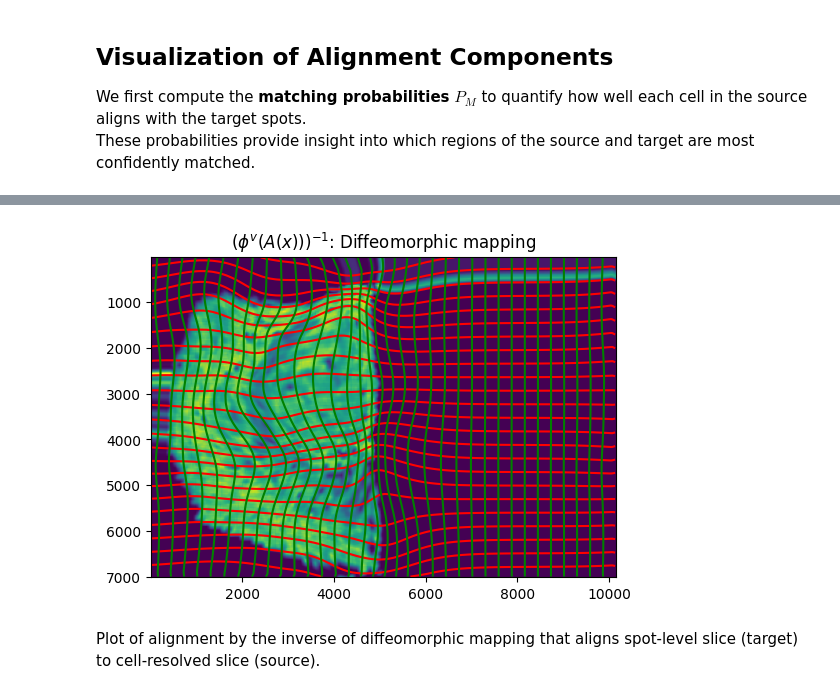
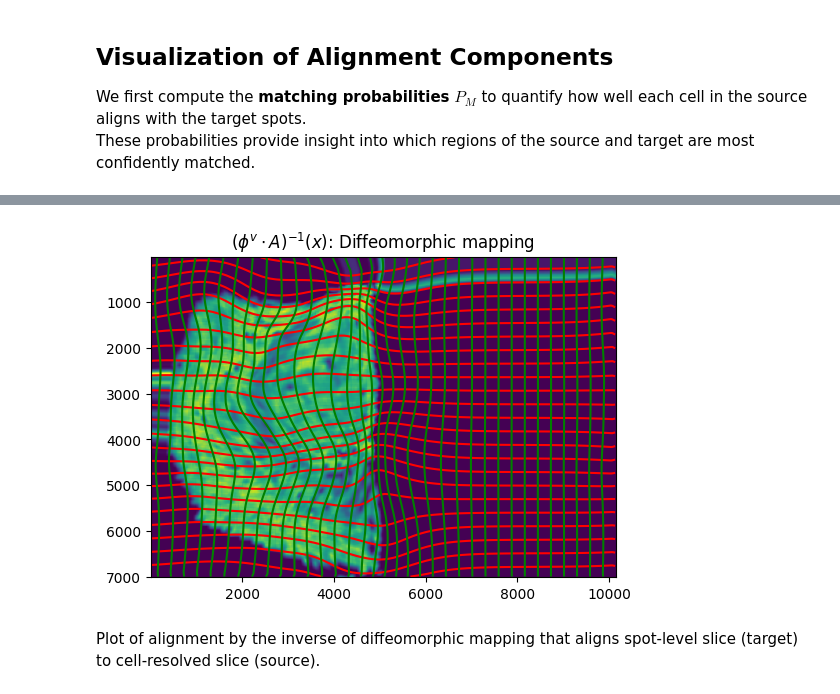
Before and after one commit to TaoDing2/GALA, a Jupyter notebook: tutorials/tutorial5.ipynb, the cells around one changed output, grey strips where cells are left out. Cells and saved outputs as stored; diff of their text form; code cells hidden in the pictures.

```diff
--- a/tutorials/tutorial5.ipynb
+++ b/tutorials/tutorial5.ipynb
@@ -374,26 +369,26 @@ This demonstrates that GALA can compute both forward and backward diffeomorphic
 # %%
 from GALA.utils import transform_image_target_to_source
 ### Backforwd
 phij = build_transform(xv,v,A,torch.stack(torch.meshgrid(*xI,indexing='ij'),-1),forward  = True)
 aJ = J[3]
 aJ = aJ[None,...]
 phiJ = transform_image_target_to_source(xv,v,A,xJ,aJ,torch.stack(torch.meshgrid(*xI,indexing='ij'),-1))
 extentI = extent_from_x((YI,XI))
 
 ###
 ### Plots
 ###
 fig,ax = plt.subplots(figsize=(6, 5))
 ax.contour(XI,YI,phij[...,0],colors='r',linestyles='-',
             levels= np.arange( phij.min(), phij.max(), 400)  )
 ax.contour(XI,YI,phij[...,1],colors='g',linestyles='-',
            levels= np.arange( phij.min(), phij.max(), 400))
 ax.imshow(phiJ.permute(1,2,0)/torch.max(phiJ),extent = extentI)
-ax.set_title(r'$(\phi^v(A(x)))^{-1}$: Diffeomorphic mapping')
+ax.set_title(r'$(\phi^v\cdot A)^{-1}(x)$: Diffeomorphic mapping')
 #ax.axis('off')
 plt.show()
 # %% [output]
-[figure, old version]
+[figure, new version]
 # %% [markdown]
 Plot of alignment by the inverse of diffeomorphic mapping that aligns spot-level slice (target) to cell-resolved slice (source).
 # %%
```
Also changed, not shown: parts of 6 cells of this notebook.
